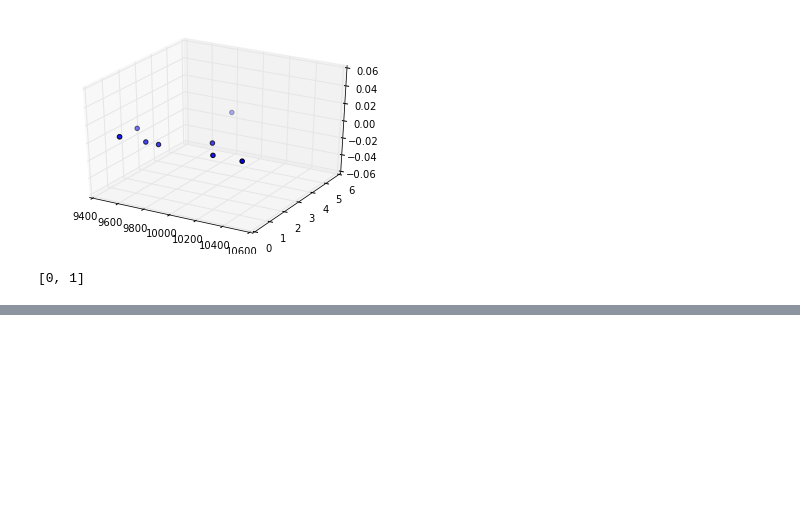
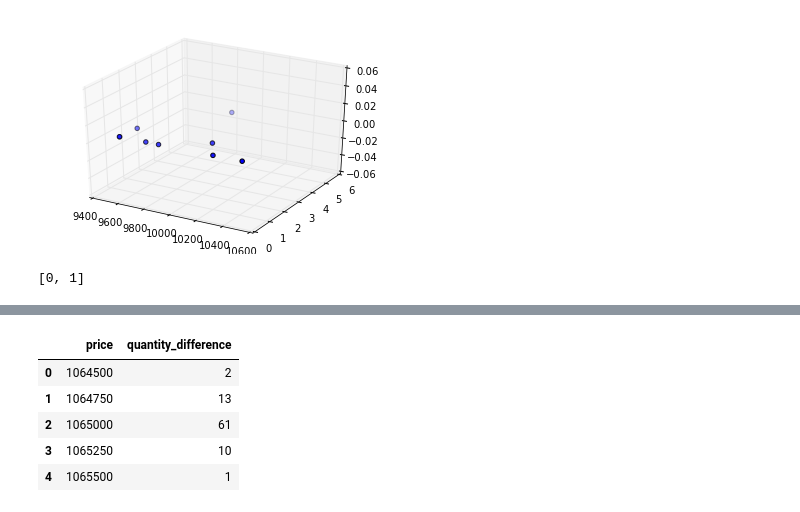
Before and after one commit to rorysroes/SGX-Full-OrderBook-Tick-Data-Trading-Strategy, a Jupyter notebook: sgx_tick_data_a50_timestamp.ipynb, the cells around one changed output, grey strips where cells are left out. Cells and saved outputs as stored; diff of their text form; code cells hidden in the pictures; blank space fills up the shorter version.

```diff
--- a/sgx_tick_data_a50_timestamp.ipynb
+++ b/sgx_tick_data_a50_timestamp.ipynb
@@ -358,0 +356,9 @@ order_book_bid[1]#["price"][0:5]
+# %%
+order_book_ask[2000][0:5]
+# %% [output]
+|  | price | quantity_difference |
+| 0 | 1064500 | 2 |
+| 1 | 1064750 | 13 |
+| 2 | 1065000 | 61 |
+| 3 | 1065250 | 10 |
+| 4 | 1065500 | 1 |
```
Also changed, not shown: parts of 8 cells of this notebook, 2 other files.
